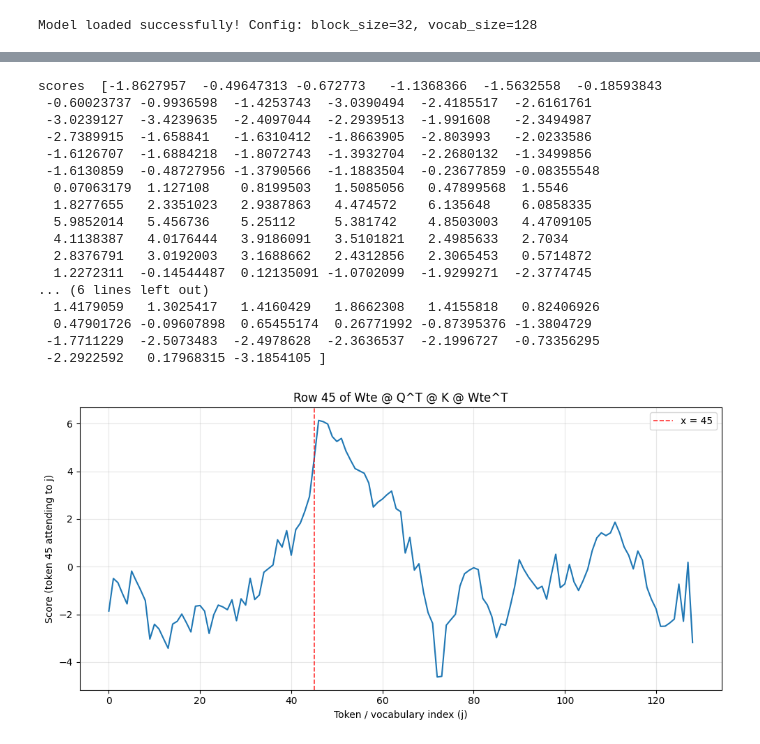
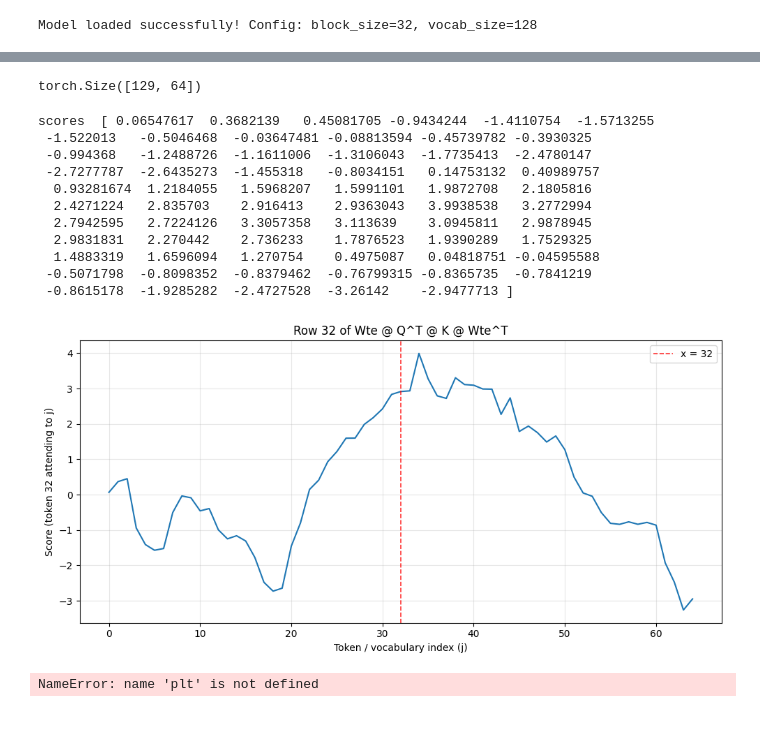
Before and after one commit to gatmiry/sort-llm, a Jupyter notebook: newtest.ipynb, the cells around one changed output, grey strips where cells are left out. Cells and saved outputs as stored; diff of their text form; code cells hidden in the pictures.

Commit message:
embeddingplots

```diff
--- a/newtest.ipynb
+++ b/newtest.ipynb
@@ -103,56 +104,74 @@ model output is  tensor([[ 85,  53, 127,  49,  94,  61,  53,  52, 127, 127,  49,
 qweights, kweights, vweights = model.transformer.h[0].c_attn.c_attn.weight.split(model.config.n_embd, dim=0)
 model.transformer.wte.weight.shape
 
+
+## this is for word embedding interaction
 scores = ((model.transformer.wte.weight @  qweights.t()) / torch.norm((model.transformer.wte.weight + model.transformer.wpe.weight), dim=1).view(model.transformer.wpe.weight.size(0), 1)
           @ kweights @ model.transformer.wte.weight.t() / torch.norm((model.transformer.wpe.weight + model.transformer.wte.weight), dim=1).view(1, model.transformer.wpe.weight.size(0))).detach().numpy()
+
+## this is for positional embedding interaction
+scores = (model.transformer.wte.weight @  qweights.t() @ kweights @ model.transformer.wte.weight.t()).detach().numpy()
+
+
+scores = scores[:, :65]
+
+print(model.transformer.wpe.weight.shape)
+# %% [output]
+torch.Size([129, 64])
 # %%
 import matplotlib.pyplot as plt
-row = 45
+row = 32
 plt.figure(figsize=(10, 5))
 plt.plot(scores[row, :], linewidth=1.5)
 plt.axvline(x=row, color='red', linestyle='--', linewidth=1.2, alpha=0.8, label=f'x = {row}')
 plt.xlabel("Token / vocabulary index (j)")
 plt.ylabel(f"Score (token {row} attending to j)")
 plt.title(f"Row {row} of Wte @ Q^T @ K @ Wte^T")
 plt.legend()
 plt.grid(True, alpha=0.3)
 plt.tight_layout()
 print('scores ', scores[row, :])
 # %% [output]
-scores  [-1.8627957  -0.49647313 -0.672773   -1.1368366  -1.5632558  -0.18593843
- -0.60023737 -0.9936598  -1.4253743  -3.0390494  -2.4185517  -2.6161761
- -3.0239127  -3.4239635  -2.4097044  -2.2939513  -1.991608   -2.3494987
- -2.7389915  -1.658841   -1.6310412  -1.8663905  -2.803993   -2.0233586
- -1.6126707  -1.6884218  -1.8072743  -1.3932704  -2.2680132  -1.3499856
- -1.6130859  -0.48727956 -1.3790566  -1.1883504  -0.23677859 -0.08355548
-  0.07063179  1.127108    0.8199503   1.5085056   0.47899568  1.5546
-  1.8277655   2.3351023   2.9387863   4.474572    6.135648    6.0858335
-  5.9852014   5.456736    5.25112     5.381742    4.8503003   4.4709105
-  4.1138387   4.0176444   3.9186091   3.5101821   2.4985633   2.7034
-  2.8376791   3.0192003   3.1688662   2.4312856   2.3065453   0.5714872
-  1.2272311  -0.14544487  0.12135091 -1.0702099  -1.9299271  -2.3774745
-... (6 lines left out)
-  1.4179059   1.3025417   1.4160429   1.8662308   1.4155818   0.82406926
-  0.47901726 -0.09607898  0.65455174  0.26771992 -0.87395376 -1.3804729
- -1.7711229  -2.5073483  -2.4978628  -2.3636537  -2.1996727  -0.73356295
- -2.2922592   0.17968315 -3.1854105 ]
+scores  [ 0.06547617  0.3682139   0.45081705 -0.9434244  -1.4110754  -1.5713255
+ -1.522013   -0.5046468  -0.03647481 -0.08813594 -0.45739782 -0.3930325
+ -0.994368   -1.2488726  -1.1611006  -1.3106043  -1.7735413  -2.4780147
+ -2.7277787  -2.6435273  -1.455318   -0.8034151   0.14753132  0.40989757
+  0.93281674  1.2184055   1.5968207   1.5991101   1.9872708   2.1805816
+  2.4271224   2.835703    2.916413    2.9363043   3.9938538   3.2772994
+  2.7942595   2.7224126   3.3057358   3.113639    3.0945811   2.9878945
+  2.9831831   2.270442    2.736233    1.7876523   1.9390289   1.7529325
+  1.4883319   1.6596094   1.270754    0.4975087   0.04818751 -0.04595588
+ -0.5071798  -0.8098352  -0.8379462  -0.76799315 -0.8365735  -0.7841219
+ -0.8615178  -1.9285282  -2.4727528  -3.26142    -2.9477713 ]
-[figure, old version]
+[figure, new version]
 # %%
-# Plot Q-K interaction scores for multiple token rows side by side,
-# with a vertical line marking the query token's own index.
+# Plot Q-K interaction scores for multiple token embeddings side by side,
+# with a vertical red line marking the query token's own index.
+# Caption for LaTeX: "Interaction between the key and queries coming from the token embeddings in a model trained with positional embedding"
+# Scores formula: scores = Wte @ Q^T @ K @ Wte^T (no norm division)
+scores = (model.transformer.wte.weight @ qweights.t() @ kweights @ model.transformer.wte.weight.t()).detach().numpy()
+
 rows = [10, 30, 50, 70, 90, 110]
-fig, axes = plt.subplots(1, 6, figsize=(24, 3.5), sharey=True)
-fig.suptitle("Interaction between the key and queries coming from the token embeddings\nin a model trained with positional embedding", fontsize=13, y=1.05)
+fig, axes = plt.subplots(1, 6, figsize=(18, 3.2), sharey=True)
 
 for ax, row in zip(axes, rows):
-    ax.plot(scores[row, :], linewidth=1.2)
-    ax.axvline(x=row, color='red', linestyle='--', linewidth=1.2, alpha=0.8, label=f'x = {row}')
-    ax.set_title(f'row = {row}', fontsize=10)
-    ax.set_xlabel("Token index (j)", fontsize=8)
-    ax.legend(fontsize=7)
-    ax.grid(True, alpha=0.3)
-    ax.tick_params(labelsize=7)
+    ax.plot(scores[row, :], linewidth=2.2, color='#2c7bb6')
+    ax.axvline(x=row, color='#d7191c', linestyle='--', linewidth=2.0, alpha=0.85)
+    ax.fill_between(range(scores.shape[1]), scores[row, :], alpha=0.08, color='#2c7bb6')
+    ax.set_title(f'embedding of {row}', fontsize=14, fontweight='bold')
+    ax.set_xlabel("Token index (j)", fontsize=13)
+    ax.grid(True, alpha=0.2, linestyle=':')
+    ax.tick_params(labelsize=12)
+    ax.spines['top'].set_visible(False)
+    ax.spines['right'].set_visible(False)
 
-axes[0].set_ylabel("Score", fontsize=9)
+for ax, row in zip(axes, rows):
+    ax.set_xticks([row])
+    ax.set_xticklabels([str(row)], fontweight='bold', color='#d7191c', fontsize=12)
+
+axes[0].set_ylabel("Score", fontsize=14)
 plt.tight_layout()
+plt.savefig('results/qk_interaction_scores/qk_interaction_scores.png', dpi=300, bbox_inches='tight')
 plt.show()
+# %% [output]
+NameError: name 'plt' is not defined
```
Also changed, not shown: parts of 4 cells of this notebook, 3 other files.
